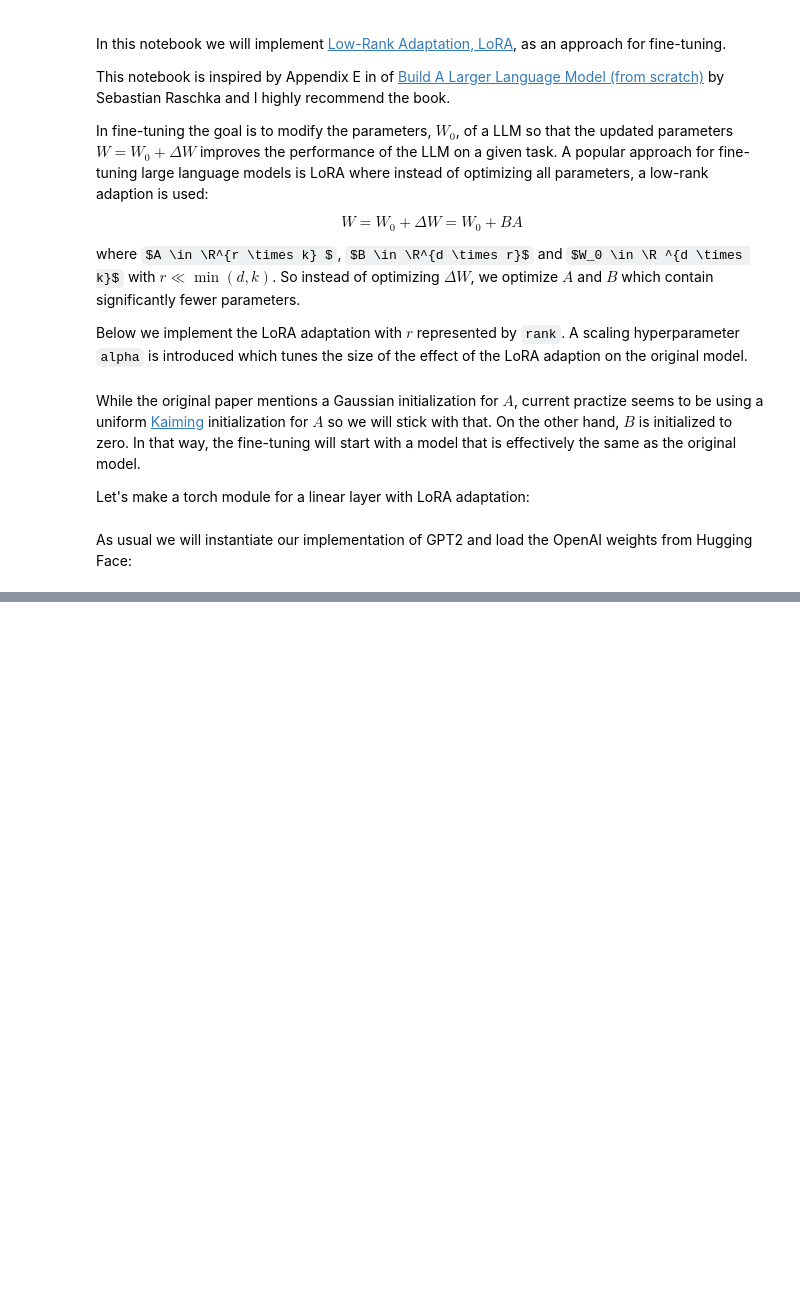
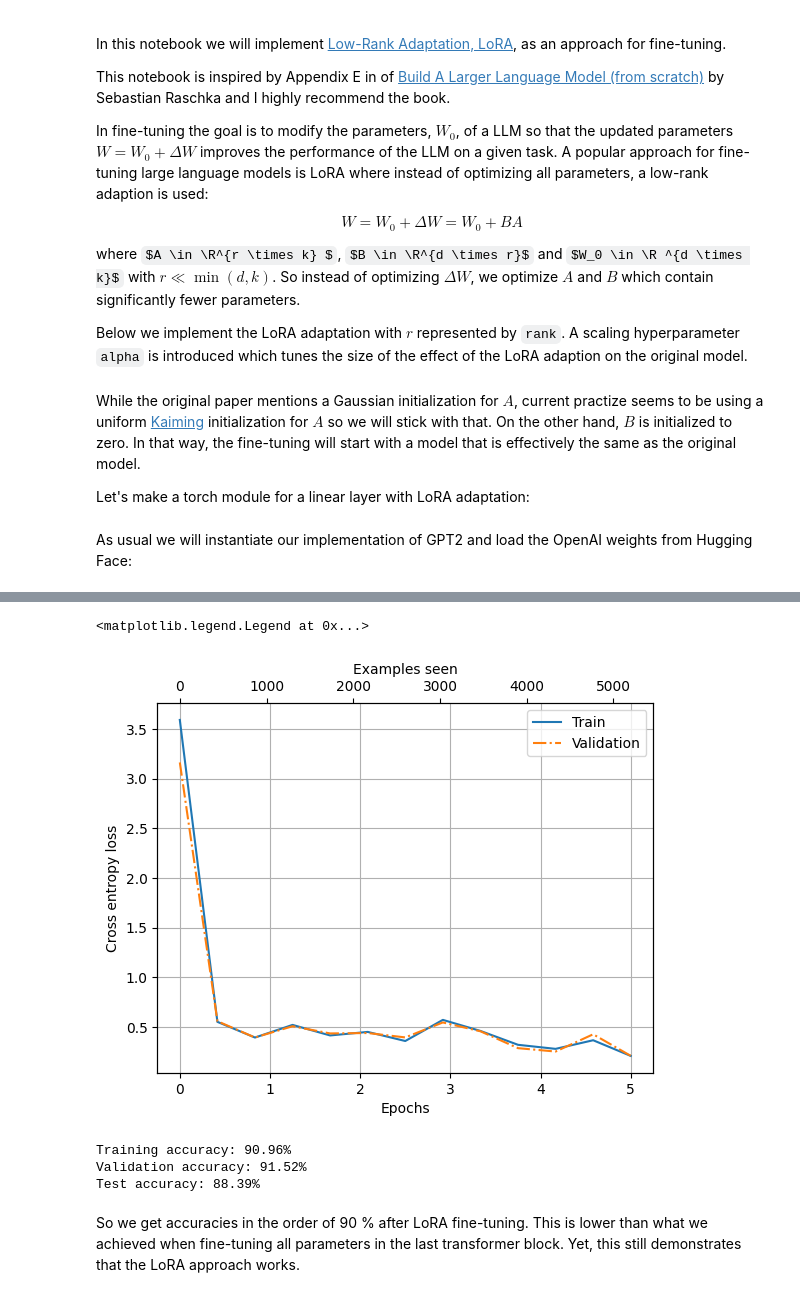
Before and after one commit to crs17/sturnus, a Jupyter notebook: notebooks/LoRA.ipynb, the cells around one changed output, grey strips where cells are left out. Drawn from its saved outputs; the diff is of its cells as text; code cells hidden in the pictures; some formulas as TeX source; blank space fills up the shorter version.

```diff
--- a/notebooks/LoRA.ipynb
+++ b/notebooks/LoRA.ipynb
@@ -62,0 +96,3 @@ model = GPTModel(GPT_CONFIG_124_openai)
+# %%
+device = 'mps'
+model.to(device)
@@ -62,0 +117,7 @@ model = GPTModel(GPT_CONFIG_124_openai)
+# %%
+
+from sturnus.utils.classification import ClassificationDataset
+
+train_loader = torch.load('spam/train_loader.pt', weights_only=False)
+val_loader = torch.load('spam/val_loader.pt', weights_only=False)
+test_loader = torch.load('spam/test_loader.pt', weights_only=False)
@@ -62,0 +171,9 @@ model = GPTModel(GPT_CONFIG_124_openai)
+# %%
+from sturnus.utils.classification import fine_tune_classification
+
+num_epochs = 5
+optimizer = torch.optim.AdamW(model.parameters(), lr=5e-5, weight_decay=0.1)
+train_losses, val_losses, eval_steps, train_accuracies, validation_accuracies, examples_seen = fine_tune_classification(
+    model, optimizer, device, train_loader, val_loader, num_epochs,
+    eval_batch_count=50, eval_freq=50,
+)
@@ -62,0 +198,51 @@ model = GPTModel(GPT_CONFIG_124_openai)
+# %%
+import matplotlib.pylab as plt
+
+
+epochs_tensor = torch.linspace(0, num_epochs, len(train_losses))
+examples_seen_tensor = torch.linspace(0, examples_seen, len(train_losses))
+
+fig, ax = plt.subplots()
+
+ax.plot(
+    epochs_tensor,
+    train_losses,
+    label='Train'
+)
+
+ax.plot(
+    epochs_tensor,
+    val_losses,
+    '-.',
+    label='Validation'
+)
+
+ax2 = ax.twiny()
+ax2.plot(
+    examples_seen_tensor,
+    train_losses,
+    alpha=0
+)
+
+ax.grid()
+ax.set_ylabel('Cross entropy loss')
+ax.set_xlabel('Epochs')
+ax2.set_xlabel('Examples seen')
+ax.legend()
+# %% [output]
+<matplotlib.legend.Legend at 0x...>
+[figure, added]
+# %%
+train_accuracy = calc_accuracy_loader(model, train_loader, device)
+val_accuracy = calc_accuracy_loader(model, val_loader, device)
+test_accuracy = calc_accuracy_loader(model, test_loader, device)
+
+print(f"Training accuracy: {train_accuracy*100:.2f}%")
+print(f"Validation accuracy: {val_accuracy*100:.2f}%")
+print(f"Test accuracy: {test_accuracy*100:.2f}%")
+# %% [output]
+Training accuracy: 90.96%
+Validation accuracy: 91.52%
+Test accuracy: 88.39%
+# %% [markdown]
+So we get accuracies in the order of 90 % after LoRA fine-tuning. This is lower than what we achieved when fine-tuning all parameters in the last transformer block. Yet, this still demonstrates that the LoRA approach works.
```
Also changed, not shown: parts of 13 cells of this notebook.
